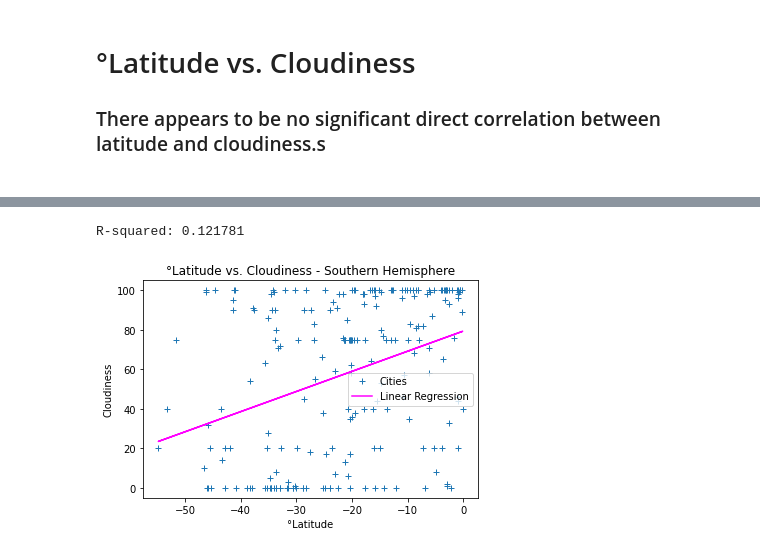
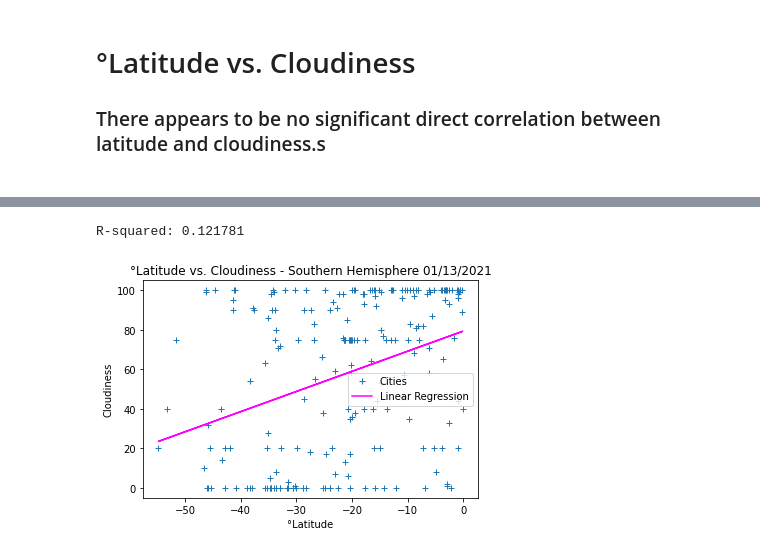
Before and after one commit to Yanwho/python-api-challenge, a Jupyter notebook: WeatherPy/WeatherPy.ipynb, the cells around one changed output, grey strips where cells are left out. Saved outputs shown, nothing was run; the diff lists cells and outputs as text; code cells hidden in the pictures.

```diff
--- a/WeatherPy/WeatherPy.ipynb
+++ b/WeatherPy/WeatherPy.ipynb
@@ -233,8 +310,8 @@ R-squared: 0.029997
 # %%
 south_cloudiness = stats_linregress(south_df["Latitude"], south_df["Cloudiness"])
-plt.title("°Latitude vs. Cloudiness - Southern Hemisphere")
+plt.title(f"°Latitude vs. Cloudiness - Southern Hemisphere {d1}")
 plt.ylabel("Cloudiness")
 plt.show()
 # %% [output]
 R-squared: 0.121781
-[figure, old version]
+[figure, new version]
```
Also changed, not shown: parts of 20 cells of this notebook, 6 other files.
